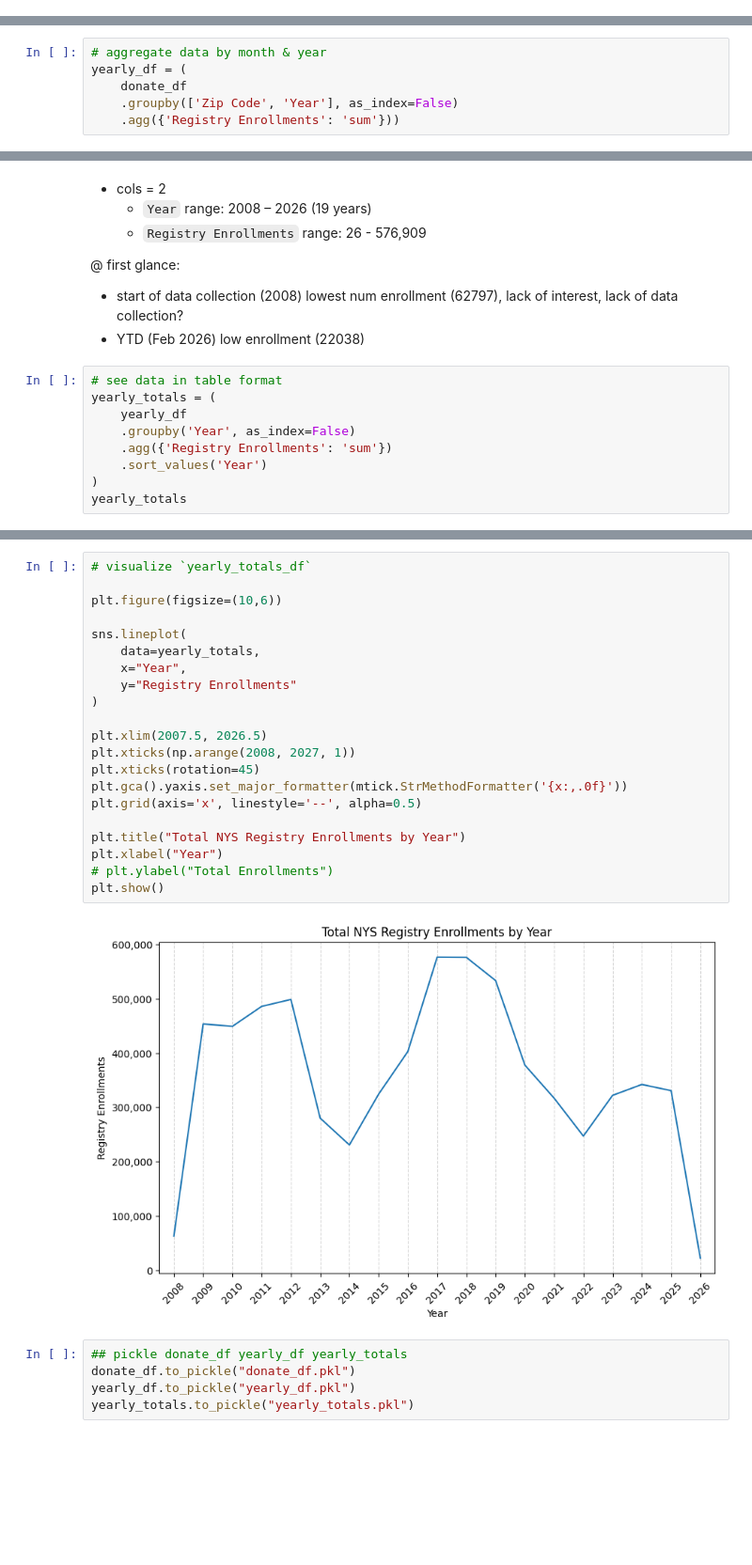
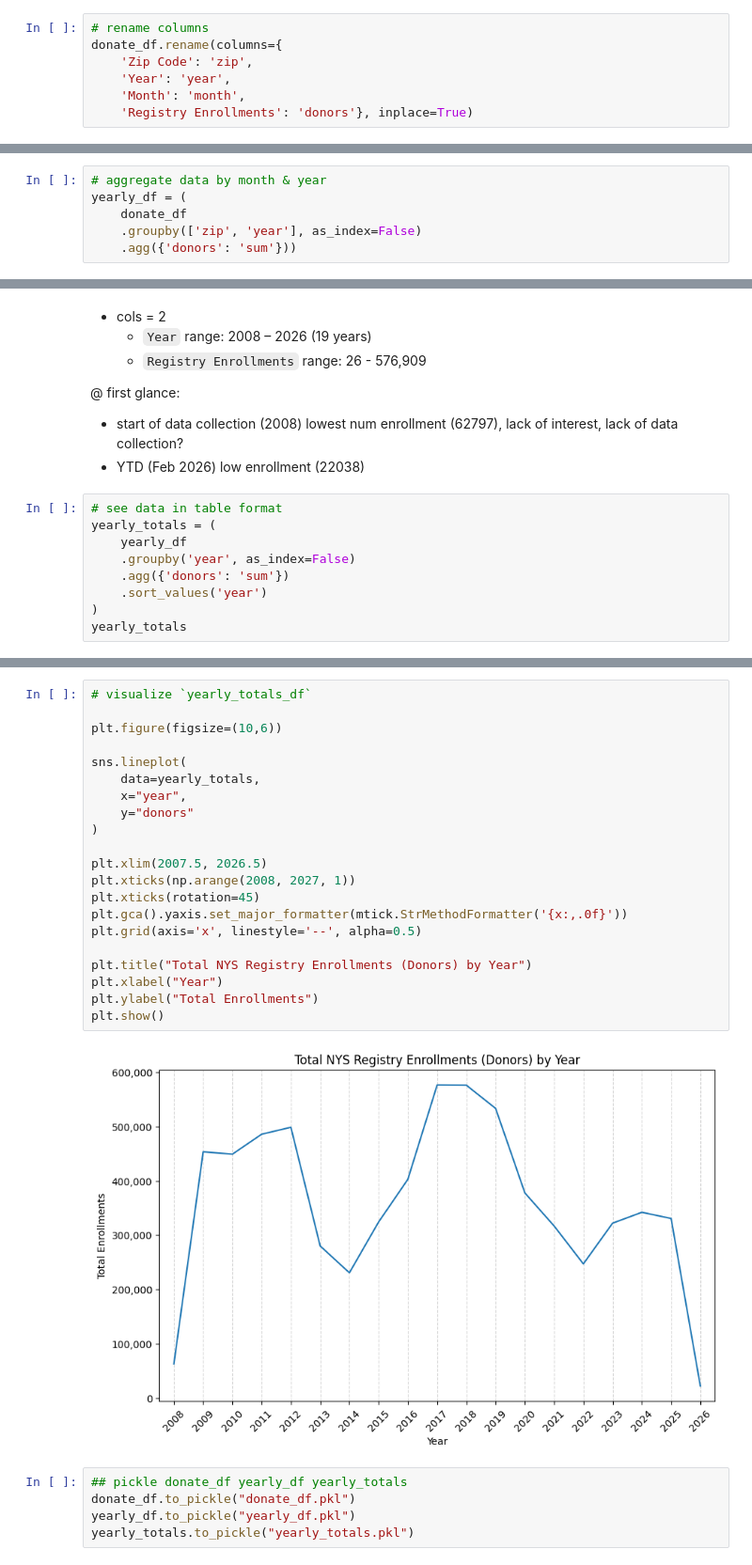
Before and after one commit to slp22/nys_donate_life, a Jupyter notebook: NYS Donate Life_start.ipynb, the cells around one changed output, grey strips where cells are left out. Shown at 94% size. Cells and saved outputs as stored; diff of their text form; blank space fills up the shorter version.

```diff
--- a/NYS Donate Life_start.ipynb
+++ b/NYS Donate Life_start.ipynb
@@ -97,3 +107,10 @@ dtype: int64
+# %%
+# rename columns
+donate_df.rename(columns={
+    'Zip Code': 'zip',
+    'Year': 'year',
+    'Month': 'month',
+    'Registry Enrollments': 'donors'}, inplace=True)
 # %%
 # check for missing data
 missing_values = donate_df.isna().sum()
@@ -144,6 +161,6 @@ Duplicates Sum: 794.0
 # aggregate data by month & year
 yearly_df = (
     donate_df
-    .groupby(['Zip Code', 'Year'], as_index=False)
-    .agg({'Registry Enrollments': 'sum'}))
+    .groupby(['zip', 'year'], as_index=False)
+    .agg({'donors': 'sum'}))
 # %%
@@ -202,9 +219,9 @@ dtype: int64
 # see data in table format
 yearly_totals = (
     yearly_df
-    .groupby('Year', as_index=False)
-    .agg({'Registry Enrollments': 'sum'})
-    .sort_values('Year')
+    .groupby('year', as_index=False)
+    .agg({'donors': 'sum'})
+    .sort_values('year')
 )
 yearly_totals
 # %% [output]
@@ -240,26 +257,26 @@ yearly_totals.describe()
 # %%
 # visualize `yearly_totals_df`
 
 plt.figure(figsize=(10,6))
 
 sns.lineplot(
     data=yearly_totals,
-    x="Year",
-    y="Registry Enrollments"
+    x="year",
+    y="donors"
 )
 
 plt.xlim(2007.5, 2026.5)
 plt.xticks(np.arange(2008, 2027, 1))
 plt.xticks(rotation=45)
 plt.gca().yaxis.set_major_formatter(mtick.StrMethodFormatter('{x:,.0f}'))
 plt.grid(axis='x', linestyle='--', alpha=0.5)
 
-plt.title("Total NYS Registry Enrollments by Year")
+plt.title("Total NYS Registry Enrollments (Donors) by Year")
 plt.xlabel("Year")
-# plt.ylabel("Total Enrollments")
+plt.ylabel("Total Enrollments")
 plt.show()
 # %% [output]
-[figure, old version]
+[figure, new version]
 # %%
 ## pickle donate_df yearly_df yearly_totals
 donate_df.to_pickle("donate_df.pkl")
```
Also changed, not shown: parts of 24 cells of this notebook, 6 other files.
